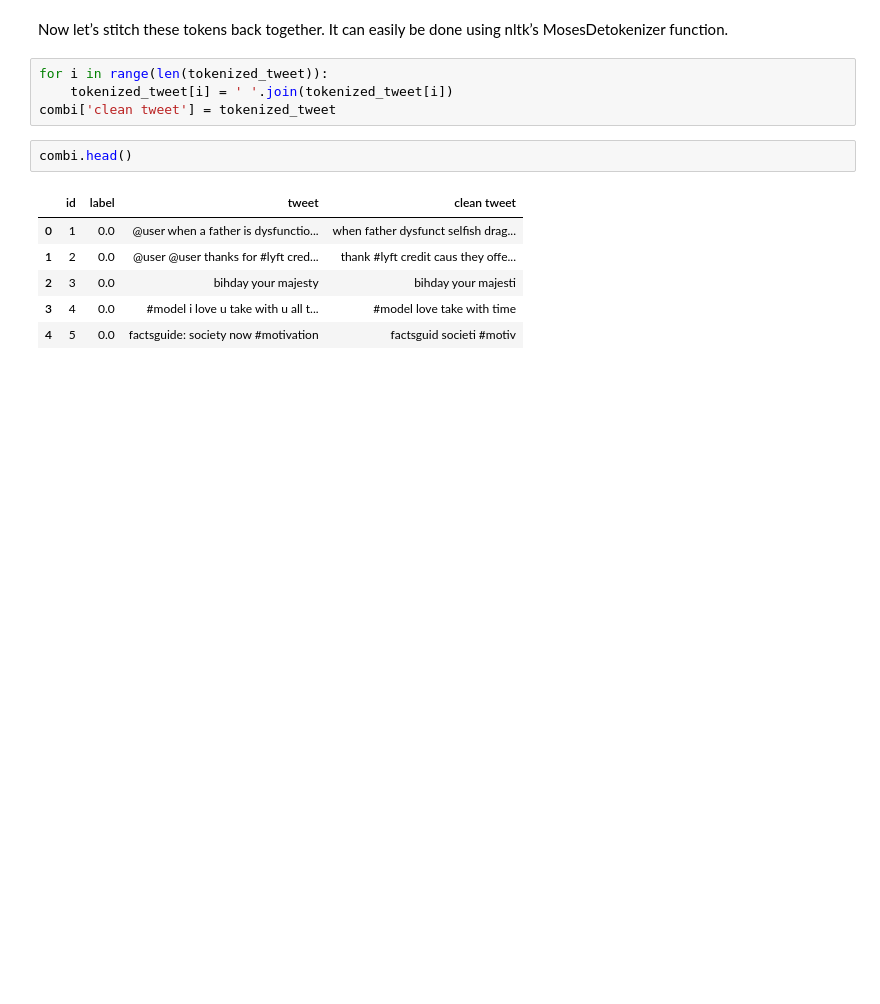
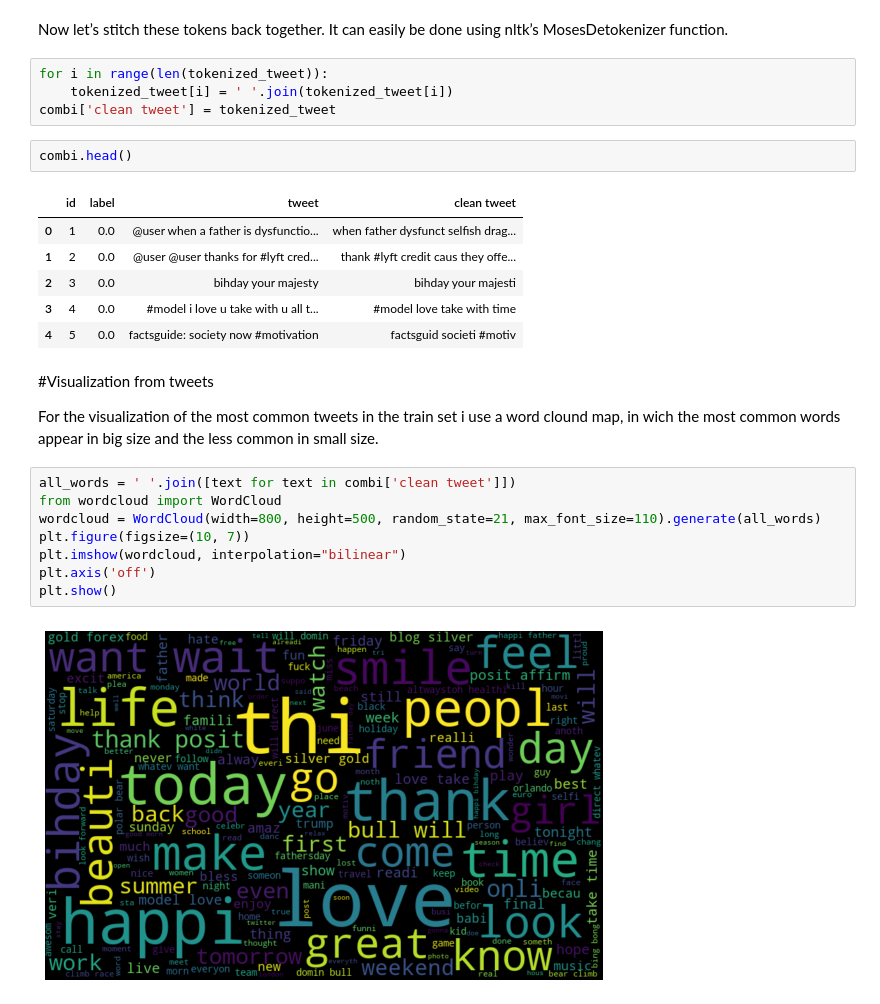
Before and after one commit to SarahLares/introduction_to_NLP, a Jupyter notebook: Twitter_sentiment_analysis.ipynb, the cells around one changed output. Cells and saved outputs as stored; diff of their text form; blank space fills up the shorter version.

```diff
--- a/Twitter_sentiment_analysis.ipynb
+++ b/Twitter_sentiment_analysis.ipynb
@@ -180,3 +180,17 @@ combi.head()
 | 2 | 3 | 0.0 | bihday your majesty | bihday your majesti |
 | 3 | 4 | 0.0 | #model i love u take with u all t... | #model love take with time |
 | 4 | 5 | 0.0 | factsguide: society now #motivation | factsguid societi #motiv |
+# %% [markdown]
+#Visualization from tweets
+
+For the visualization of the most common tweets in the train set i use a word clound map, in wich the most common words appear in big size and the less common in small size.
+# %%
+all_words = ' '.join([text for text in combi['clean tweet']])
+from wordcloud import WordCloud
+wordcloud = WordCloud(width=800, height=500, random_state=21, max_font_size=110).generate(all_words)
+plt.figure(figsize=(10, 7))
+plt.imshow(wordcloud, interpolation="bilinear")
+plt.axis('off')
+plt.show()
+# %% [output]
+[figure, added]
```
Also changed, not shown: parts of 11 cells of this notebook.
